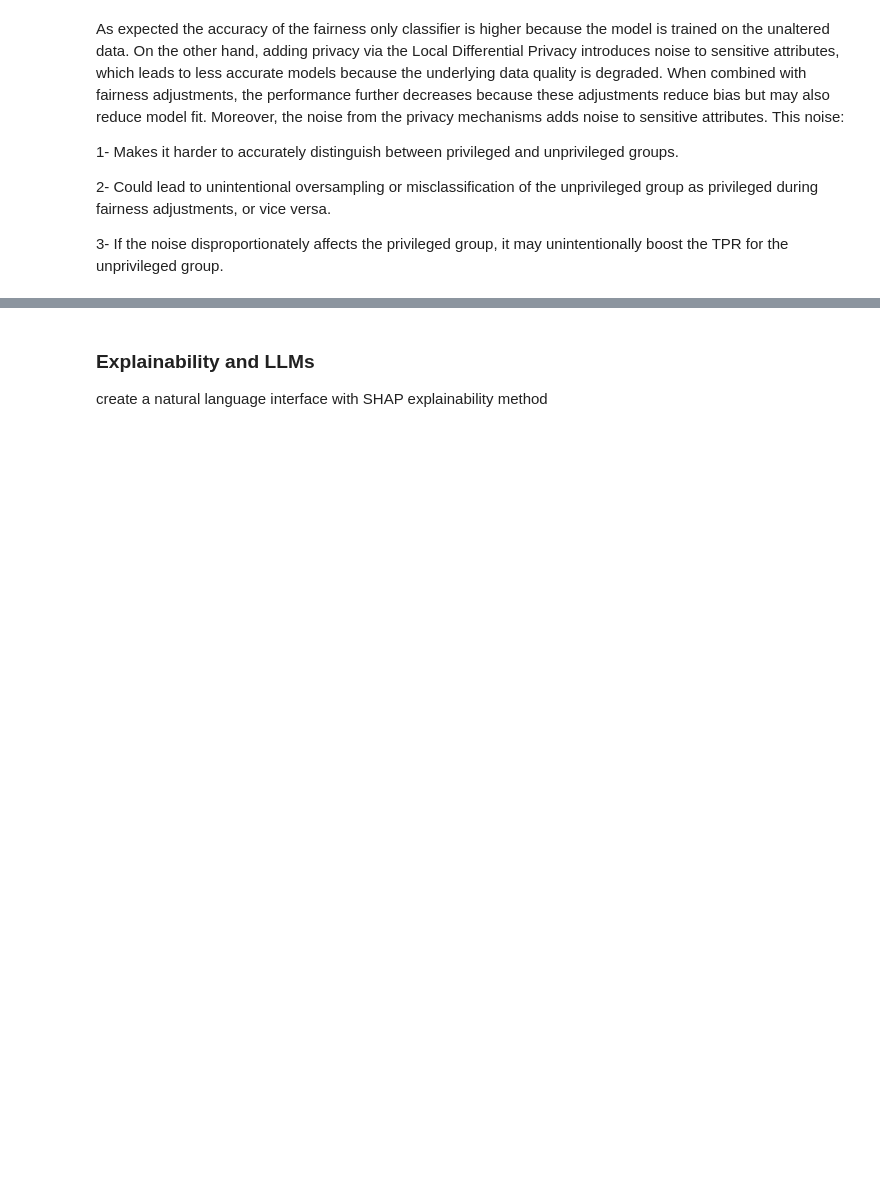
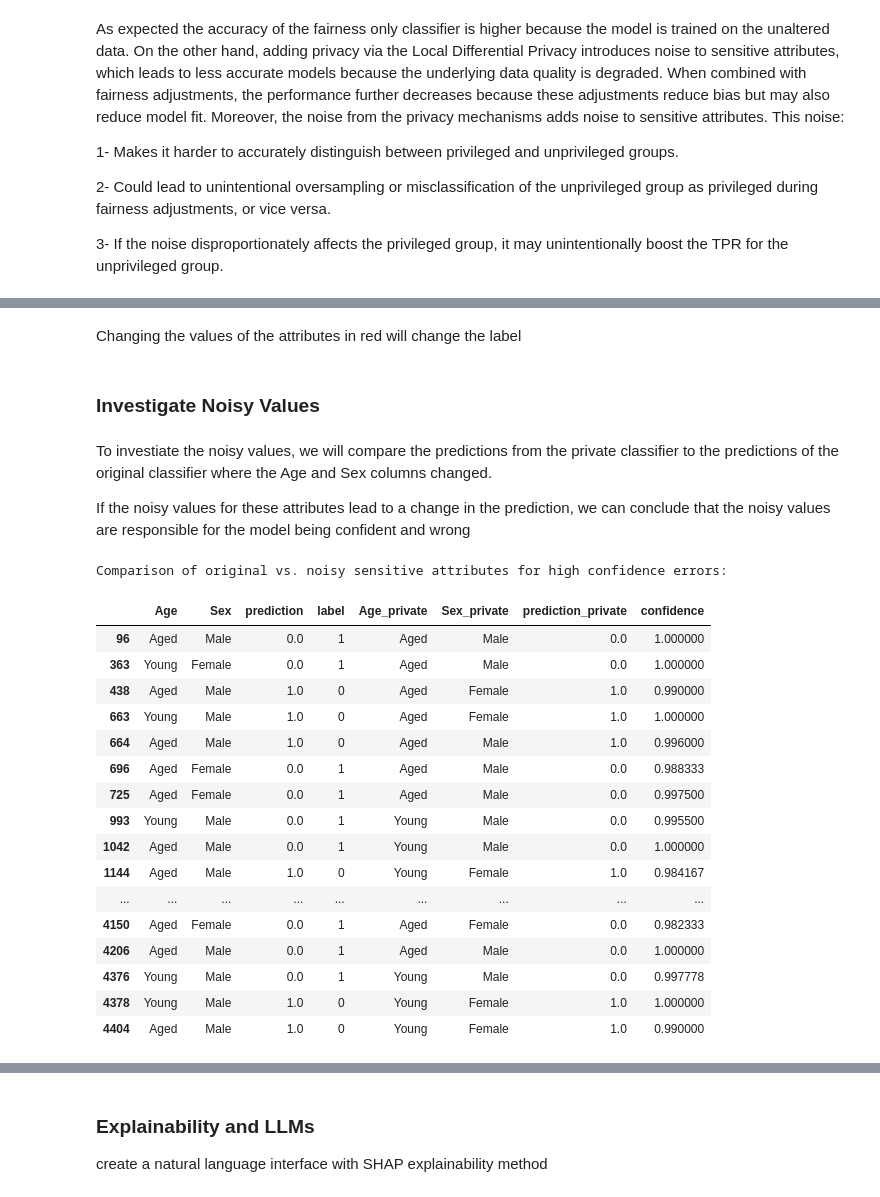
Before and after one commit to stef4k/responsible-data-science-project, a Jupyter notebook: wf-project-01.ipynb, the cells around one changed output, grey strips where cells are left out. Saved outputs shown, nothing was run; the diff lists cells and outputs as text; code cells hidden in the pictures; blank space fills up the shorter version.

```diff
--- a/wf-project-01.ipynb
+++ b/wf-project-01.ipynb
@@ -643,0 +960,37 @@ This noise:
+# %% [markdown]
+Changing the values of the attributes in red will change the label
+# %% [markdown]
+### Investigate Noisy Values
+# %% [markdown]
+To investiate the noisy values, we will compare the predictions from the private classifier to the predictions of the original classifier where the Age and Sex columns changed.
+
+If the noisy values for these attributes lead to a change in the prediction, we can conclude that the noisy values are responsible for the model being confident and wrong
+# %%
+# Compare original and noisy attributes for misclassified instances
+original_sensitive = test_df.iloc[high_conf_idx][['Age', 'Sex', 'prediction', 'label']]
+noisy_sensitive = high_confidence_errors[['Age', 'Sex', 'prediction', 'confidence']]
+noisy_sensitive.rename(columns={'prediction': 'prediction_private', 'Age':'Age_private', 'Sex':'Sex_private'}, inplace=True)
+# %%
+# Analyze differences
+sensitive_comparison = pd.concat([original_sensitive, noisy_sensitive], axis=1)
+print("Comparison of original vs. noisy sensitive attributes for high confidence errors:")
+sensitive_comparison
+# %% [output]
+Comparison of original vs. noisy sensitive attributes for high confidence errors:
+|  | Age | Sex | prediction | label | Age_private | Sex_private | prediction_private | confidence |
+| 96 | Aged | Male | 0.0 | 1 | Aged | Male | 0.0 | 1.000000 |
+| 363 | Young | Female | 0.0 | 1 | Aged | Male | 0.0 | 1.000000 |
+| 438 | Aged | Male | 1.0 | 0 | Aged | Female | 1.0 | 0.990000 |
+| 663 | Young | Male | 1.0 | 0 | Aged | Female | 1.0 | 1.000000 |
+| 664 | Aged | Male | 1.0 | 0 | Aged | Male | 1.0 | 0.996000 |
+| 696 | Aged | Female | 0.0 | 1 | Aged | Male | 0.0 | 0.988333 |
+| 725 | Aged | Female | 0.0 | 1 | Aged | Male | 0.0 | 0.997500 |
+| 993 | Young | Male | 0.0 | 1 | Young | Male | 0.0 | 0.995500 |
+| 1042 | Aged | Male | 0.0 | 1 | Young | Male | 0.0 | 1.000000 |
+| 1144 | Aged | Male | 1.0 | 0 | Young | Female | 1.0 | 0.984167 |
+| ... | ... | ... | ... | ... | ... | ... | ... | ... |
+| 4150 | Aged | Female | 0.0 | 1 | Aged | Female | 0.0 | 0.982333 |
+| 4206 | Aged | Male | 0.0 | 1 | Aged | Male | 0.0 | 1.000000 |
+| 4376 | Young | Male | 0.0 | 1 | Young | Male | 0.0 | 0.997778 |
+| 4378 | Young | Male | 1.0 | 0 | Young | Female | 1.0 | 1.000000 |
+| 4404 | Aged | Male | 1.0 | 0 | Young | Female | 1.0 | 0.990000 |
```
Also changed, not shown: parts of 31 cells of this notebook, 1 other file.
